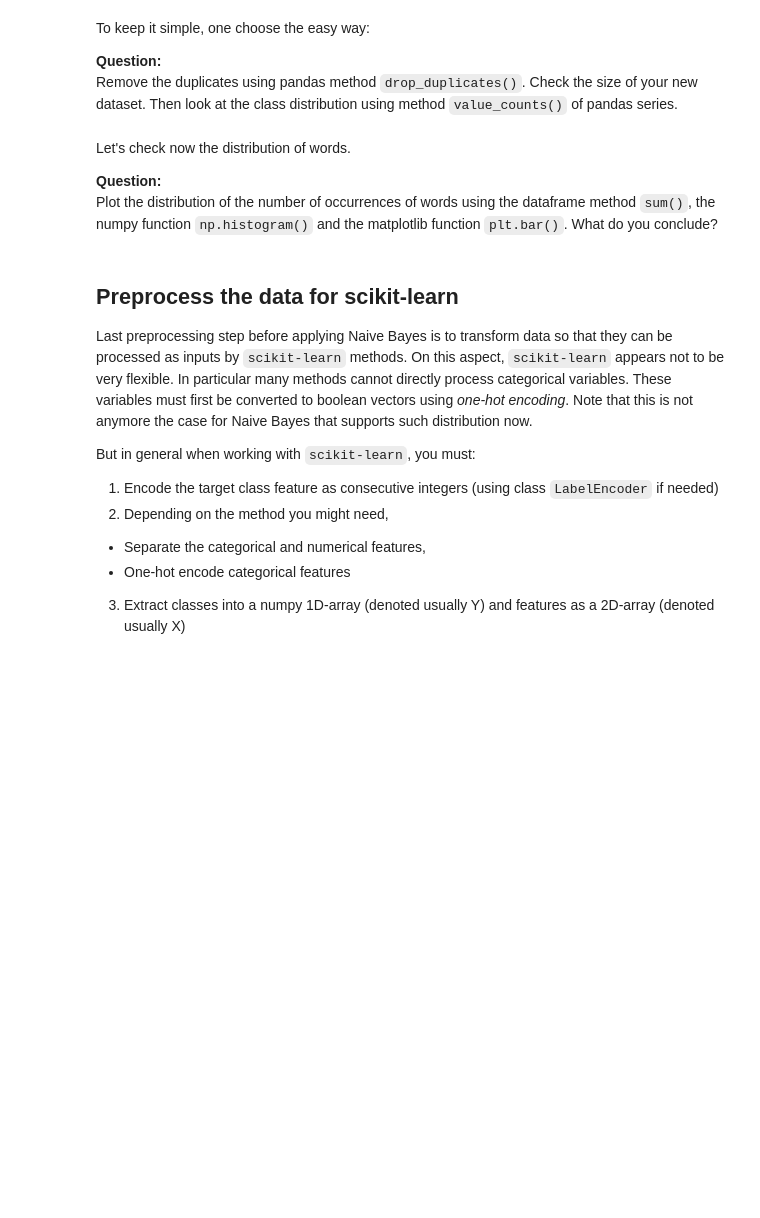
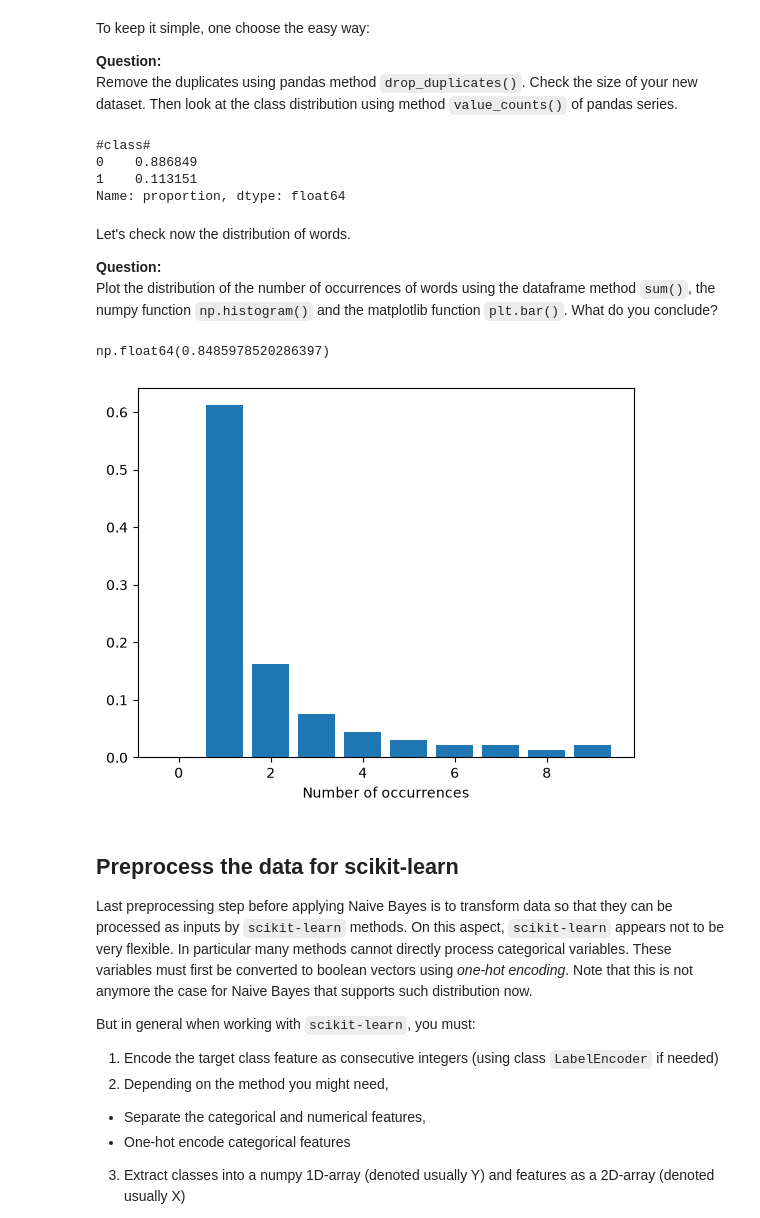
Before and after one commit to FFCfelps1/Machine_Learning, a Jupyter notebook: TP1/SMS_spams.ipynb, the cells around one changed output. Cells and saved outputs as stored; diff of their text form; code cells hidden in the pictures; blank space fills up the shorter version.

```diff
--- a/TP1/SMS_spams.ipynb
+++ b/TP1/SMS_spams.ipynb
@@ -256,6 +256,6 @@ def vectorize_dataset(filename):
 
     return counts, messages
 # %%
-df, lines_sms = vectorize_dataset('SMS_spams.txt')
-# print(f"Number of words = {len(df.columns)}")
-# df.head()
+df, messages = vectorize_dataset('SMS_spams.txt')
+print(f"Number of words = {len(df.columns)}")
+df.head()
@@ -313,3 +344,15 @@ Print the list of words that contain at least one non alphabetical character.
 
 *To do this, you will need to access to the dataframe column index, given by the ``columns`` attribute.
 You might also take advantage of the method ``s.isalpha()`` that returns a boolean that is true if string ``s`` only contains alphabetical characters.*
+# %%
+# Get list of keywords
+keywords = df.columns[1:]
+
+# Extract keywords containing at least one non alphabetical characteer.
+non_textual_words = [ w for w in keywords if not w.isalpha()]
+print(f'Number of words containing some non-alphabetic characters: {len(non_textual_words)}\n')
+
+# Print a random samples of 200 non textual words
+import random
+indexes = random.sample(range(len(non_textual_words)),200)
+print([ non_textual_words[i] for i in indexes])
@@ -332,3 +379,7 @@ So it is better to just delete these words, and by the way, save some computatio
 **Question:**
 Remove the columns from the dataframe corresponding to non-alphabetical words.
 To drop columns, use the ``drop`` pandas method (check the online documentation).
+# %%
+df.drop(columns=non_textual_words, inplace=True)
+print(f"Number of words = {len(df.columns)}")
+df.head()
@@ -347,3 +407,7 @@ Let's first look at duplicates using pandas method ``duplicated``.
 
 **Question:**
 Are there many of them? What shoud we do with these? Remove or keep duplicates?
+# %%
+df = df.drop_duplicates()
+n, m = df.shape
+print(f"Size of data: {n} samples, {m} attributes")
@@ -365,12 +431,28 @@ To keep it simple, one choose the easy way:
 **Question:**
 Remove the duplicates using pandas method ``drop_duplicates()``. Check the size of your new dataset.
 Then look at the class distribution using method ``value_counts()`` of pandas series.
+# %%
+df['#class#'].value_counts(normalize=True)
+# %% [output]
+#class#
+0    0.886849
+1    0.113151
+Name: proportion, dtype: float64
 # %% [markdown]
 Let's check now the distribution of words.
 
 **Question:**
 Plot the distribution of the number of occurrences of words using the dataframe method ``sum()``, the numpy function ``np.histogram()`` and the matplotlib function ``plt.bar()``.
 What do you conclude?
+# %%
+occurrences = df.sum()
+counts, bins = np.histogram(occurrences, bins=range(11), density=True)
+plt.bar(np.arange(len(counts)),counts)
+plt.xlabel('Number of occurrences')
+np.sum(counts[:4])
+# %% [output]
+np.float64(0.8485978520286397)
+[figure, added]
 # %% [markdown]
 ## Preprocess the data for scikit-learn
 
```
Also changed, not shown: parts of 9 cells of this notebook, 10 other files.
